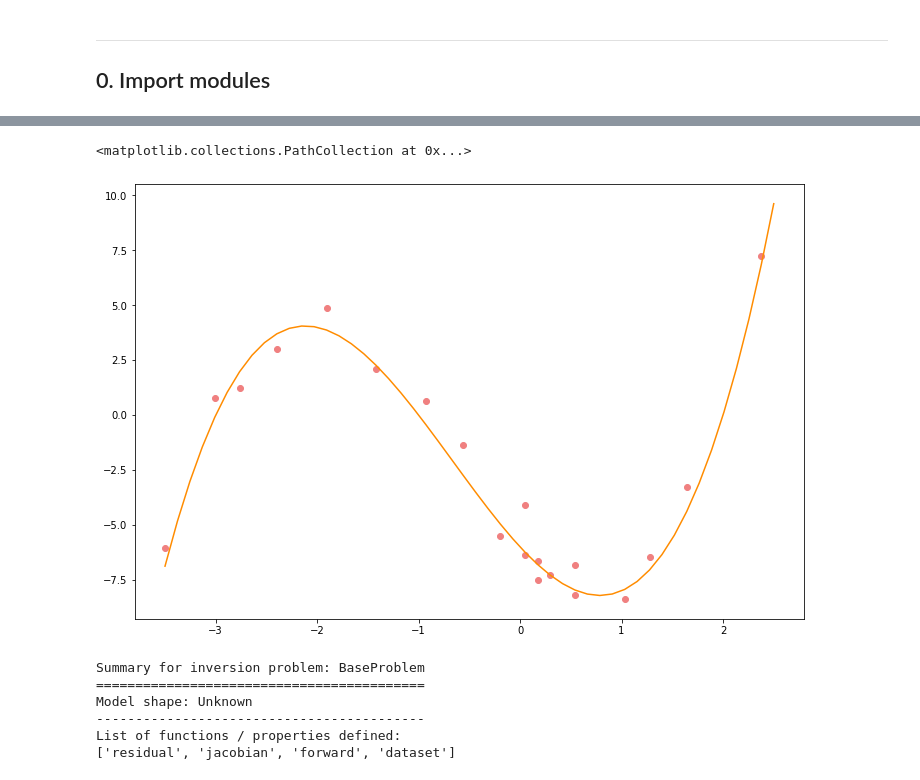
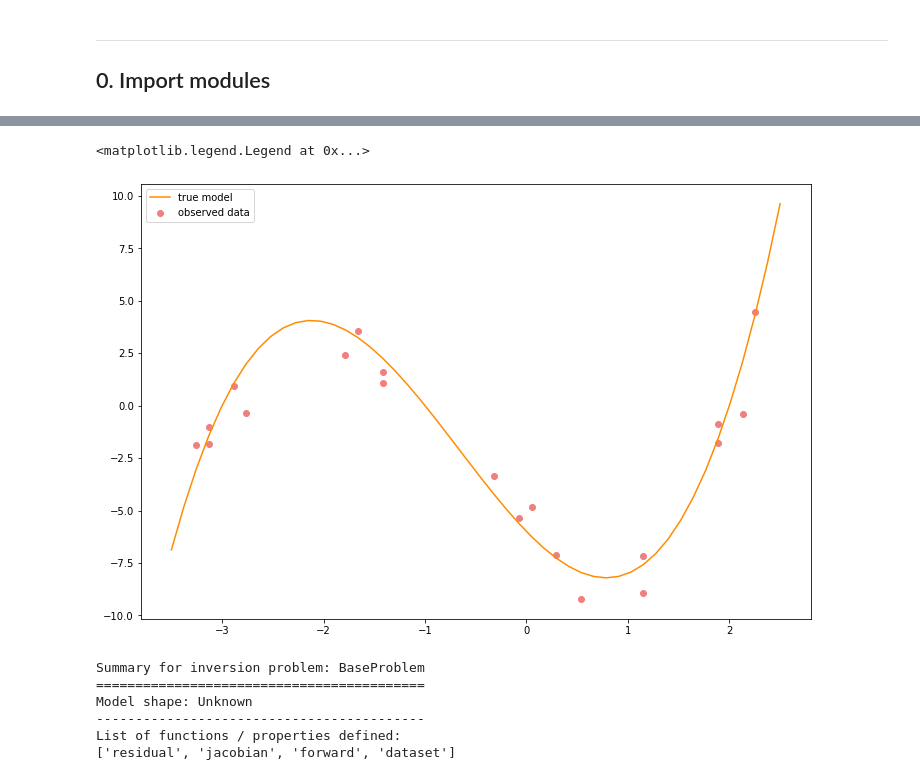
Before and after one commit to inlab-geo/espresso, a Jupyter notebook: cofi-examples/linear_regression.ipynb, the cells around one changed output, grey strips where cells are left out. Cells and saved outputs as stored; diff of their text form; code cells hidden in the pictures.

```diff
--- a/cofi-examples/linear_regression.ipynb
+++ b/cofi-examples/linear_regression.ipynb
@@ -18,23 +79,24 @@ from cofi import BaseProblem, InversionOptions, InversionRunner
 # %%
 # generate data with random Gaussian noise
 basis_func = lambda x: np.array([x**i for i in range(4)]).T               # x -> G
 _m_true = np.array([-6,-5,2,1])                                           # m
 
 sample_size = 20                                                          # N
 x = np.random.choice(np.linspace(-3.5,2.5), size=sample_size)             # x
 forward_func = lambda m: basis_func(x) @ m                                # m -> y_synthesis
 y_observed = forward_func(_m_true) + np.random.normal(0,1,sample_size)    # d
 
 ############## PLOTTING ###############################################################
 _x_plot = np.linspace(-3.5,2.5)
 _G_plot = basis_func(_x_plot)
 _y_plot = _G_plot @ _m_true
 plt.figure(figsize=(12,8))
-plt.plot(_x_plot, _y_plot, color="darkorange")
-plt.scatter(x, y_observed, color="lightcoral")
+plt.plot(_x_plot, _y_plot, color="darkorange", label="true model")
+plt.scatter(x, y_observed, color="lightcoral", label="observed data")
+plt.legend()
 # %% [output]
-<matplotlib.collections.PathCollection at 0x...>
+<matplotlib.legend.Legend at 0x...>
-[figure, old version]
+[figure, new version]
 # %%
 # define the problem
 inv_problem = BaseProblem()
```
Also changed, not shown: parts of 7 cells of this notebook.
